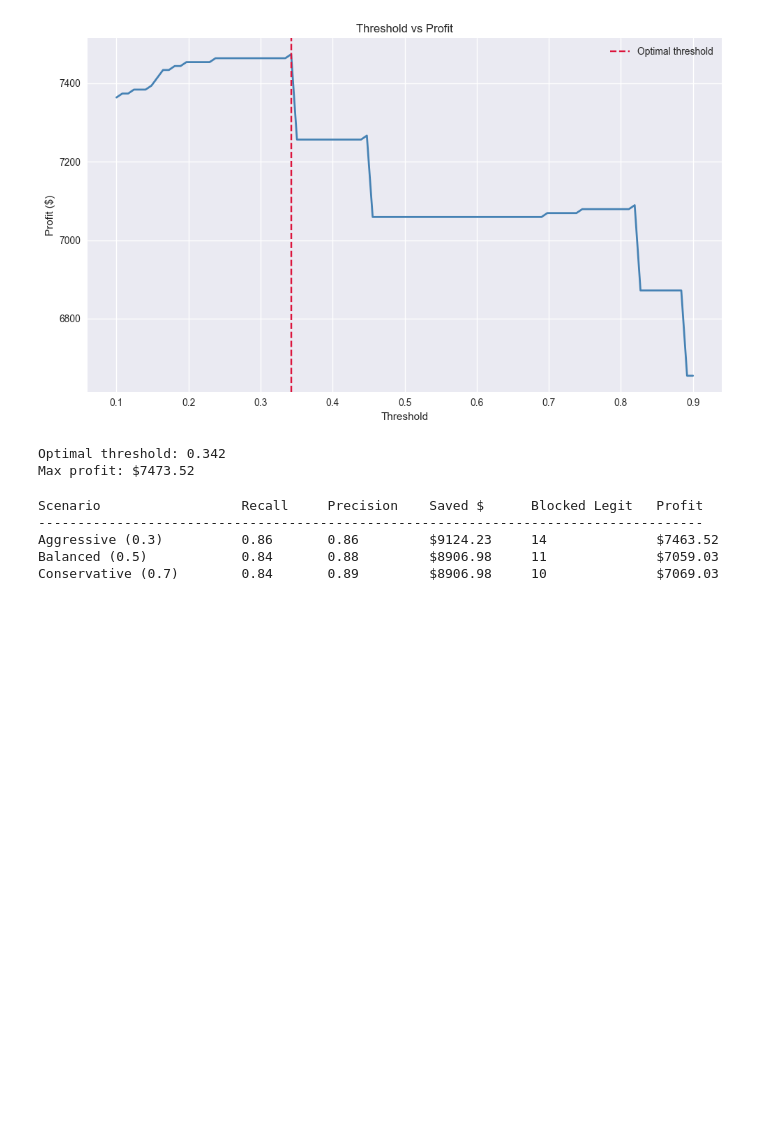
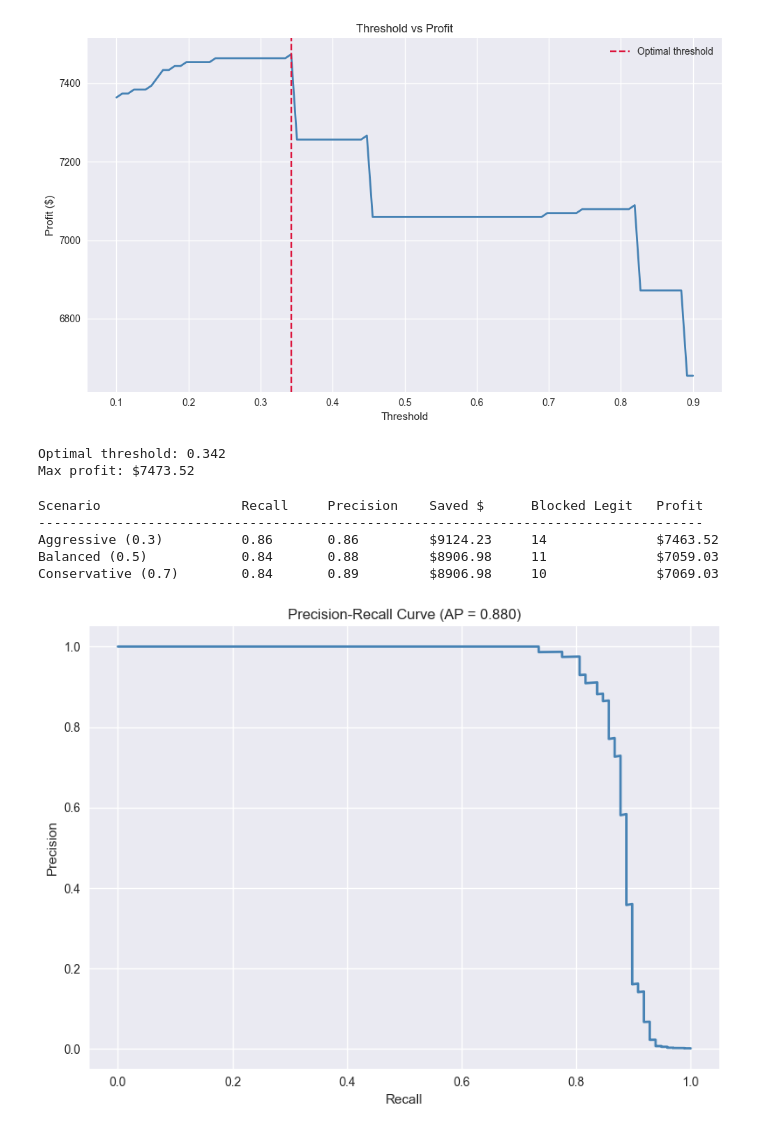
Before and after one commit to emirhannkilic/fraud-detection-simulator, a Jupyter notebook: notebooks/04_Business_Impact.ipynb, the cells around one changed output. Cells and saved outputs as stored; diff of their text form; code cells hidden in the pictures; blank space fills up the shorter version.

```diff
--- a/notebooks/04_Business_Impact.ipynb
+++ b/notebooks/04_Business_Impact.ipynb
@@ -144,3 +144,19 @@ Scenario                  Recall     Precision    Saved $      Blocked Legit   P
 Aggressive (0.3)          0.86       0.86         $9124.23     14              $7463.52
 Balanced (0.5)            0.84       0.88         $8906.98     11              $7059.03
 Conservative (0.7)        0.84       0.89         $8906.98     10              $7069.03
+# %%
+from sklearn.metrics import precision_recall_curve, average_precision_score
+
+precision, recall, thresholds_pr = precision_recall_curve(y_test, y_proba)
+ap = average_precision_score(y_test, y_proba)
+
+plt.figure(figsize=(8, 6))
+plt.plot(recall, precision, color='steelblue', linewidth=2)
+plt.xlabel('Recall')
+plt.ylabel('Precision')
+plt.title(f'Precision-Recall Curve (AP = {ap:.3f})')
+plt.tight_layout()
+plt.savefig('../outputs/figures/precision_recall_curve.png', dpi=150)
+plt.show()
+# %% [output]
+[figure, added]
```
Also changed, not shown: parts of 2 cells of this notebook, 1 other file.
